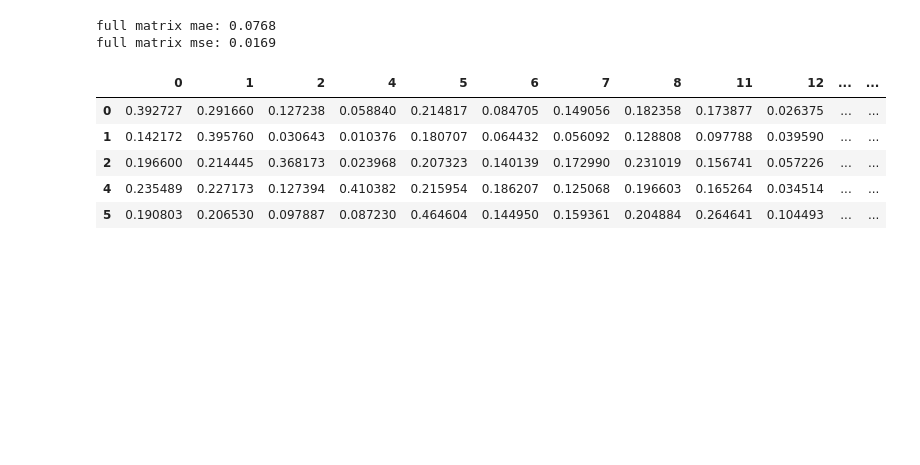
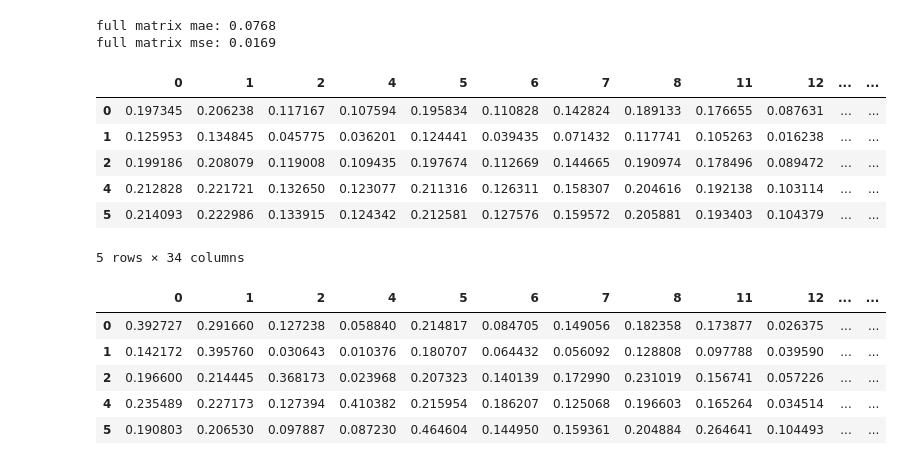
Before and after one commit to yashkher-123/transferability-through-representations, a Jupyter notebook: baselines/linreg.ipynb, the cells around one changed output. Cells and saved outputs as stored; diff of their text form; code cells hidden in the pictures; blank space fills up the shorter version.

```diff
--- a/baselines/linreg.ipynb
+++ b/baselines/linreg.ipynb
@@ -133,6 +133,21 @@ pred_matrix = pd.DataFrame(
     columns=active_ids
 )
 pred_matrix.to_csv("linreg_predicted_transfer_matrix.csv")
+# %%
+lin = pd.read_csv("linreg_predicted_transfer_matrix.csv")
+lin.set_index("Unnamed: 0", inplace=True)
+lin.index.name = None
+lin.index = lin.index.astype(int)
+lin.columns = lin.columns.astype(int)
+lin.head()
+# %% [output]
+|  | 0 | 1 | 2 | 4 | 5 | 6 | 7 | 8 | 11 | 12 | ... | ... |
+| 0 | 0.197345 | 0.206238 | 0.117167 | 0.107594 | 0.195834 | 0.110828 | 0.142824 | 0.189133 | 0.176655 | 0.087631 | ... | ... |
+| 1 | 0.125953 | 0.134845 | 0.045775 | 0.036201 | 0.124441 | 0.039435 | 0.071432 | 0.117741 | 0.105263 | 0.016238 | ... | ... |
+| 2 | 0.199186 | 0.208079 | 0.119008 | 0.109435 | 0.197674 | 0.112669 | 0.144665 | 0.190974 | 0.178496 | 0.089472 | ... | ... |
+| 4 | 0.212828 | 0.221721 | 0.132650 | 0.123077 | 0.211316 | 0.126311 | 0.158307 | 0.204616 | 0.192138 | 0.103114 | ... | ... |
+| 5 | 0.214093 | 0.222986 | 0.133915 | 0.124342 | 0.212581 | 0.127576 | 0.159572 | 0.205881 | 0.193403 | 0.104379 | ... | ... |
+5 rows × 34 columns
 # %%
 true_matrix = pd.read_csv("../transfer-matrix/rf_transfer_matrix.csv")
 true_matrix.set_index("Unnamed: 0", inplace=True)
```
Also changed, not shown: 2 other files.
